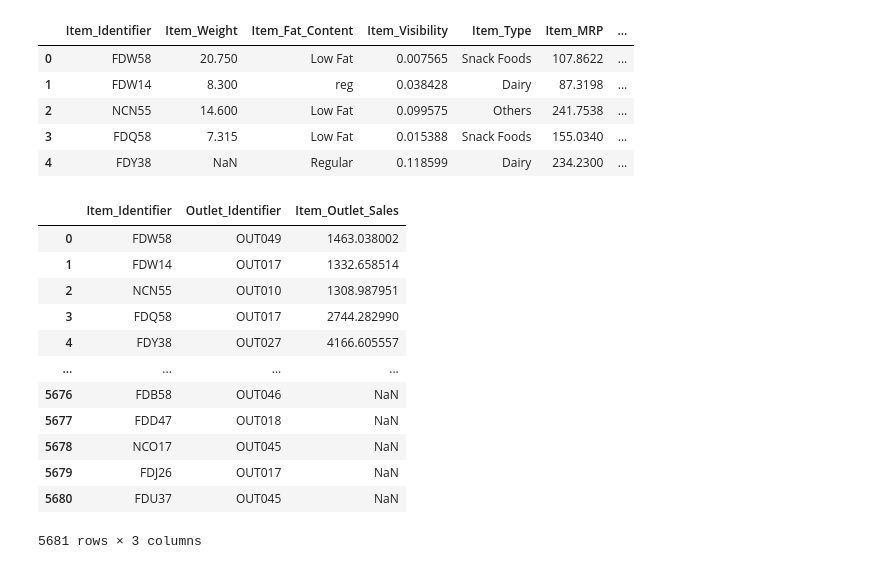
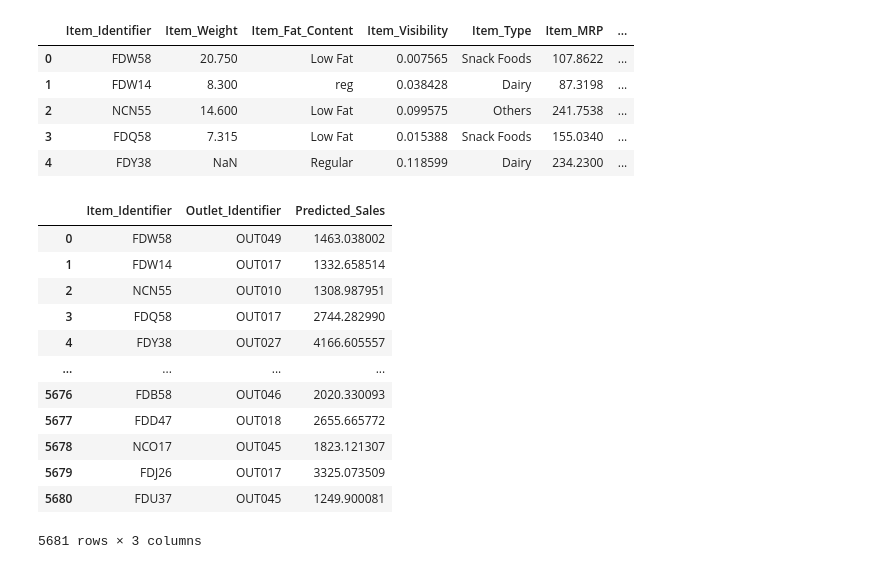
Before and after one commit to shanOnline99/Big-Mart-Sale-Prediction, a Jupyter notebook: Big_Mart_Sale_Prediction.ipynb, the cells around one changed output. Saved outputs shown, nothing was run; the diff lists cells and outputs as text; code cells hidden in the pictures.

```diff
--- a/Big_Mart_Sale_Prediction.ipynb
+++ b/Big_Mart_Sale_Prediction.ipynb
@@ -736,7 +771,7 @@ Name: Outlet_Type, dtype: int64
 import seaborn as sns
 
 # Create histograms for each numerical column
-for column in numerical_columns_1:
+for column in numerical_columns:
     plt.figure(figsize=(6, 2))
     sns.histplot(testDf[column], bins=20, kde=True, color='green')
     plt.xlabel(column)
@@ -1424,3 +1459,19 @@ RMSE: 875.9289516453523
 MAE: 641.5374776125961
 # %% [markdown]
 #predict the sales by catboost model in test dataset
+# %%
+# Assuming test_df is your test dataset
+# Replace 'testDf' with the actual variable name if it's different
+
+# Features for the test dataset
+X_test = testDf
+
+# Make predictions on the test dataset
+y_pred_test_catboost = catboost_model.predict(X_test)
+
+# Display the predictions
+print('CatBoost Predictions on Test Data:')
+y_pred_test_catboost
+
+# Now you can use these predictions as needed, for example, you might want to create a new column in your test_df with these predictions
+testDf['Predicted_Sales'] = y_pred_test_catboost
@@ -1558,26 +1639,26 @@ test_given.head()
 | 4 | FDY38 | NaN | Regular | 0.118599 | Dairy | 234.2300 | ... |
 # %%
 selected_columns_test_given = test_given[['Item_Identifier', 'Outlet_Identifier']]
-selected_columns_testDf_predicted = testDf_predicted[['Item_Outlet_Sales']]
+selected_columns_testDf_predicted = testDf[['Predicted_Sales']]
 
 # Concatenate the selected columns into a new dataset
 new_dataset = pd.concat([selected_columns_test_given, selected_columns_testDf_predicted], axis=1)
 
 # Display the new dataset
 new_dataset
 # %% [output]
-|  | Item_Identifier | Outlet_Identifier | Item_Outlet_Sales |
+|  | Item_Identifier | Outlet_Identifier | Predicted_Sales |
 | 0 | FDW58 | OUT049 | 1463.038002 |
 | 1 | FDW14 | OUT017 | 1332.658514 |
 | 2 | NCN55 | OUT010 | 1308.987951 |
 | 3 | FDQ58 | OUT017 | 2744.282990 |
 | 4 | FDY38 | OUT027 | 4166.605557 |
 | ... | ... | ... | ... |
-| 5676 | FDB58 | OUT046 | NaN |
-| 5677 | FDD47 | OUT018 | NaN |
-| 5678 | NCO17 | OUT045 | NaN |
-| 5679 | FDJ26 | OUT017 | NaN |
-| 5680 | FDU37 | OUT045 | NaN |
+| 5676 | FDB58 | OUT046 | 2020.330093 |
+| 5677 | FDD47 | OUT018 | 2655.665772 |
+| 5678 | NCO17 | OUT045 | 1823.121307 |
+| 5679 | FDJ26 | OUT017 | 3325.073509 |
+| 5680 | FDU37 | OUT045 | 1249.900081 |
 5681 rows × 3 columns
 # %%
 new_dataset.to_csv('test_predicted.csv', index=False)
```
Also changed, not shown: parts of 32 cells of this notebook.
